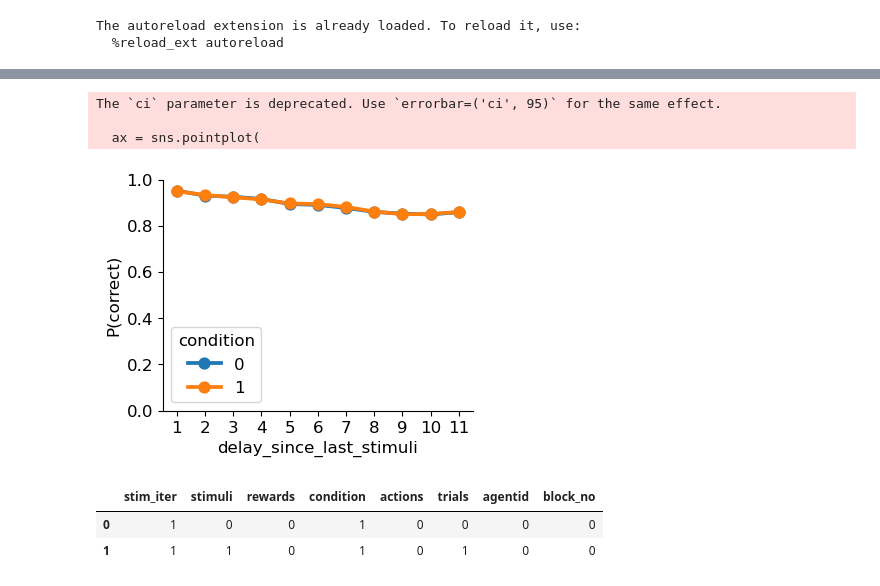
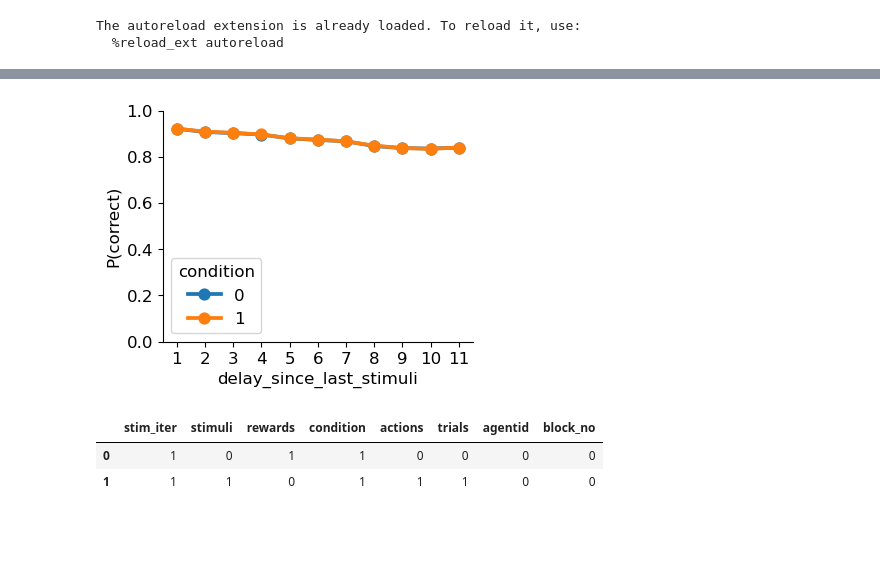
Before and after one commit to ti55987/DL4CM, a Jupyter notebook: simulation/simulation.ipynb, the cells around one changed output, grey strips where cells are left out. Drawn from its saved outputs; the diff is of its cells as text; code cells hidden in the pictures; blank space fills up the shorter version.

```diff
--- a/simulation/simulation.ipynb
+++ b/simulation/simulation.ipynb
@@ -144,3 +123,5 @@ train_df.to_csv(filename)
+# %%
+train_df = pd.read_csv('../data/wm_6s3a/500a_12b_78t_4wm_no_switch_st22.csv')
 # %%
 import matplotlib.pyplot as plt
 import seaborn as sns
@@ -180,34 +156,29 @@ The `ci` parameter is deprecated. Use `errorbar=('ci', 95)` for the same effect.
 # %%
-import matplotlib.pyplot as plt
-import seaborn as sns
+
 
 res = train_df[train_df.delay_since_last_stimuli > 0]
 res = (
     res.groupby(["agentid", "delay_since_last_stimuli", "condition"])[["rewards"]]
     .mean()
     .reset_index()
 )
 
 plt.rcParams.update({"font.size": 12})
 fig, ax = plt.subplots(1, 1, figsize=(4, 3), sharey=True)
 ax = sns.pointplot(
     data=res,
     x="delay_since_last_stimuli",
     y="rewards",
     hue="condition",
     ax=ax,
-    ci=95,
 )
 ax.set_xlabel("delay_since_last_stimuli")
 ax.set_ylabel("P(correct)")
 ax.set_yticks(np.round(np.arange(0, 1.2, 0.2), 2))
 
 sns.despine()
 # %% [output]
-The `ci` parameter is deprecated. Use `errorbar=('ci', 95)` for the same effect.
-
-  ax = sns.pointplot(
-[figure, old version]
+[figure, new version]
 # %%
 from utils.feature_utils import get_iter_acc_without_switches
 
@@ -215,5 +186,5 @@ iter_acc = get_iter_acc_without_switches(train_df)
 iter_acc.head(2)
 # %% [output]
 |  | stim_iter | stimuli | rewards | condition | actions | trials | agentid | block_no |
-| 0 | 1 | 0 | 0 | 1 | 0 | 0 | 0 | 0 |
-| 1 | 1 | 1 | 0 | 1 | 0 | 1 | 0 | 0 |
+| 0 | 1 | 0 | 1 | 1 | 0 | 0 | 0 | 0 |
+| 1 | 1 | 1 | 0 | 1 | 1 | 1 | 0 | 0 |
```
Also changed, not shown: parts of 9 cells of this notebook, 2 other files.
